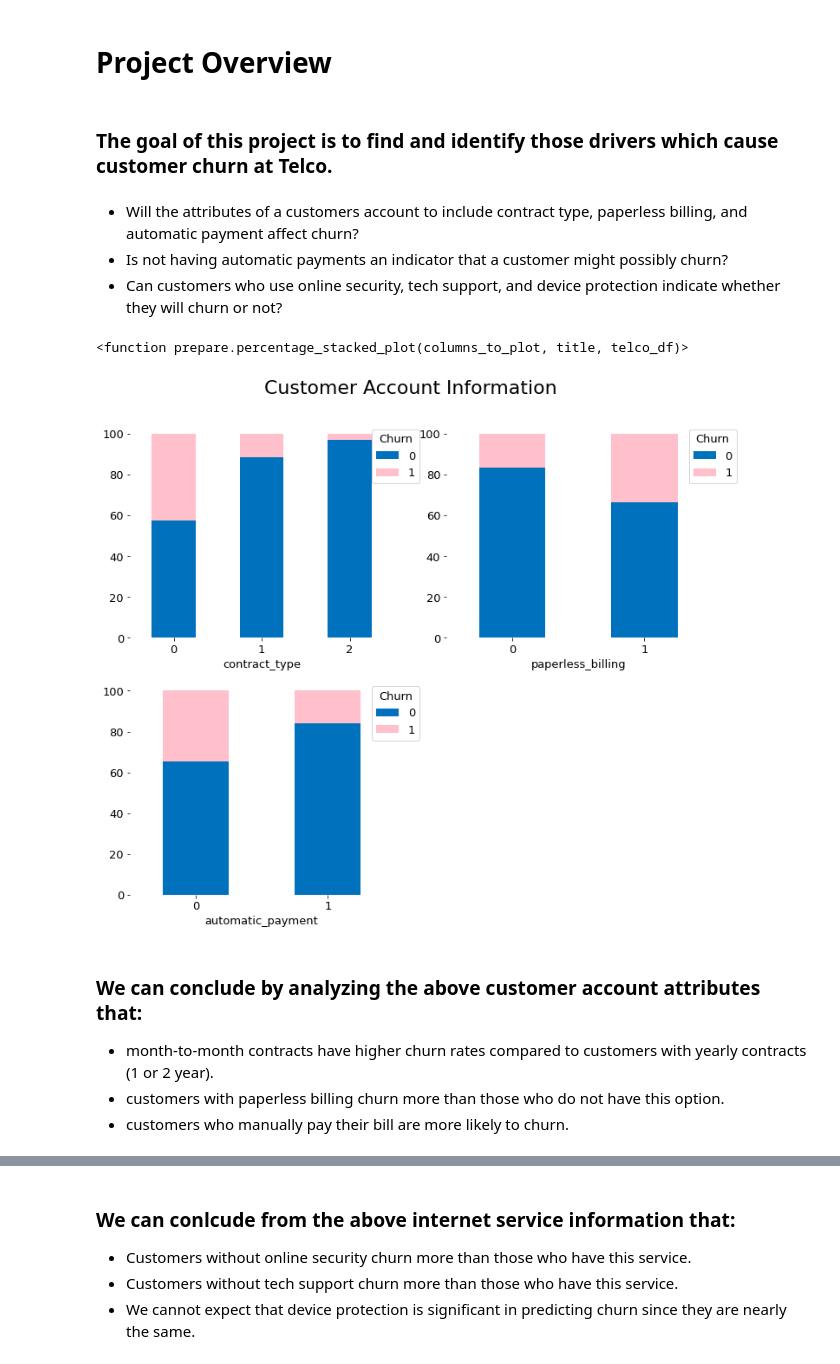
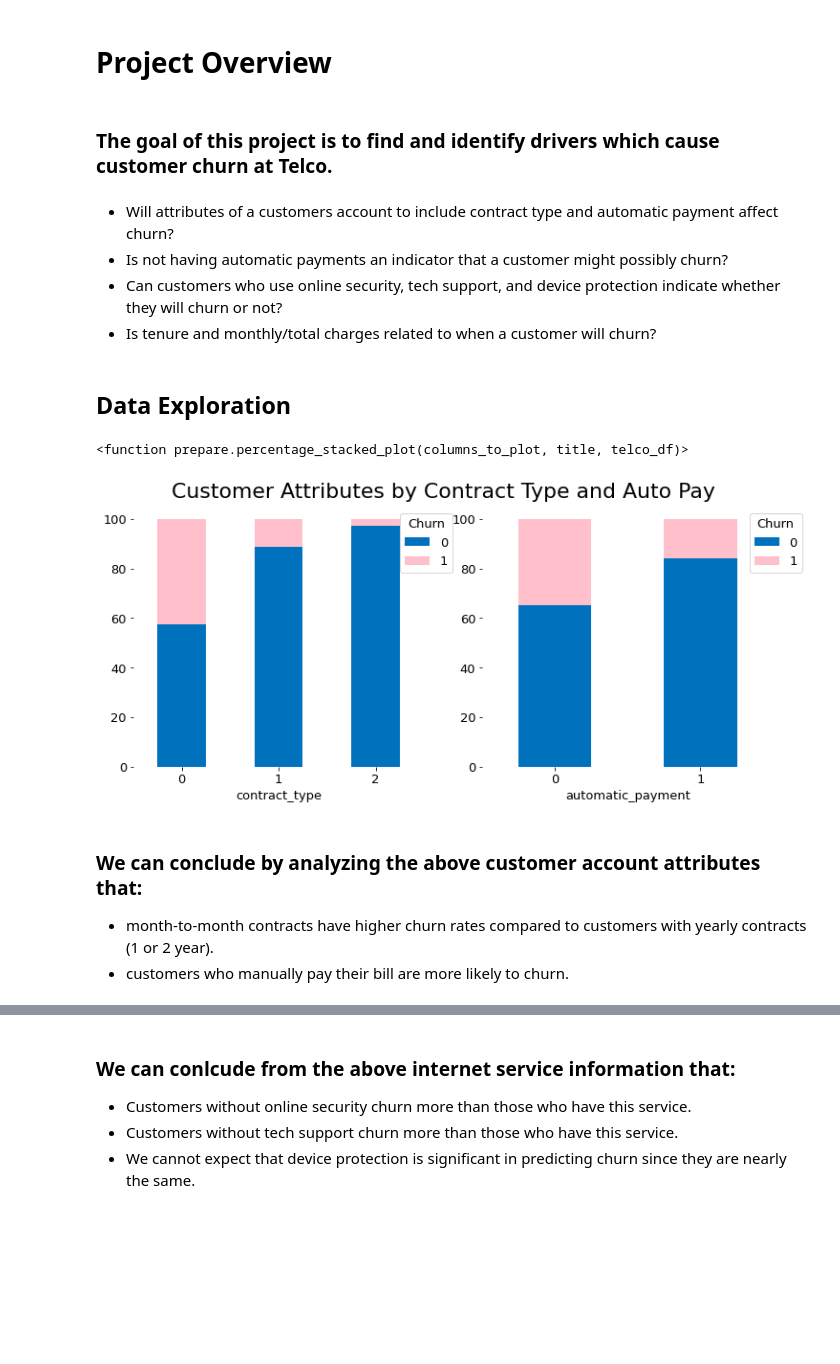
Before and after one commit to raycerna/telco-churn-analysis, a Jupyter notebook: final_report.ipynb, the cells around one changed output, grey strips where cells are left out. Cells and saved outputs as stored; diff of their text form; code cells hidden in the pictures; blank space fills up the shorter version.

```diff
--- a/final_report.ipynb
+++ b/final_report.ipynb
@@ -60,27 +40,29 @@ train, validate, test = prepare.split_telco_data(telco_df)
 # %% [markdown]
 # Project Overview
 # %% [markdown]
-###  The goal of this project is to find and identify those drivers which cause customer churn at Telco.
+### The goal of this project is to find and identify drivers which cause customer churn at Telco.
 # %% [markdown]
-- Will the attributes of a customers account to include contract type, paperless billing, and automatic payment affect churn?
+- Will attributes of a customers account to include contract type and automatic payment affect churn?
 - Is not having automatic payments an indicator that a customer might possibly churn?
 - Can customers who use online security, tech support, and device protection indicate whether they will churn or not?
+- Is tenure and monthly/total charges related to when a customer will churn?
+# %% [markdown]
+## Data Exploration
 # %%
-# customer account column names
-account_columns = ['contract_type', 'paperless_billing', 'automatic_payment']
+# Attributes of a customer's account
+account_columns = ['contract_type', 'automatic_payment']
 
-# stacked plot of customer account type columns
-percentage_stacked_plot(account_columns, 'Customer Account Information', telco_df)
+# stacked plot of these attributes
+percentage_stacked_plot(account_columns, 'Customer Attributes by Contract Type and Auto Pay', telco_df)
 
 # contract type 0 is month to month, 1 is one-year, 2 is two-year
 # other 0 and 1 is no and yes
 # %% [output]
 <function prepare.percentage_stacked_plot(columns_to_plot, title, telco_df)>
-[figure, old version]
+[figure, new version]
 # %% [markdown]
 ### We can conclude by analyzing the above customer account attributes that:
 
 - month-to-month contracts have higher churn rates compared to customers with yearly contracts (1 or 2 year).
-- customers with paperless billing churn more than those who do not have this option.
 - customers who manually pay their bill are more likely to churn.
 # %%
```
Also changed, not shown: parts of 35 cells of this notebook.
